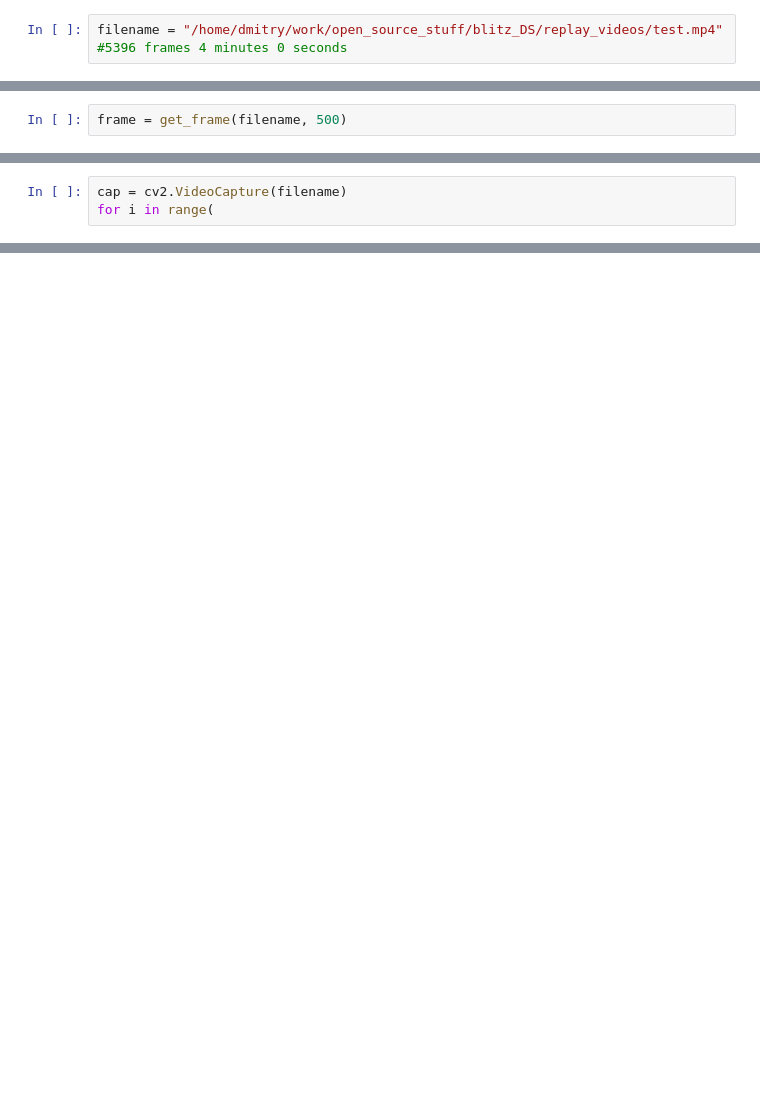
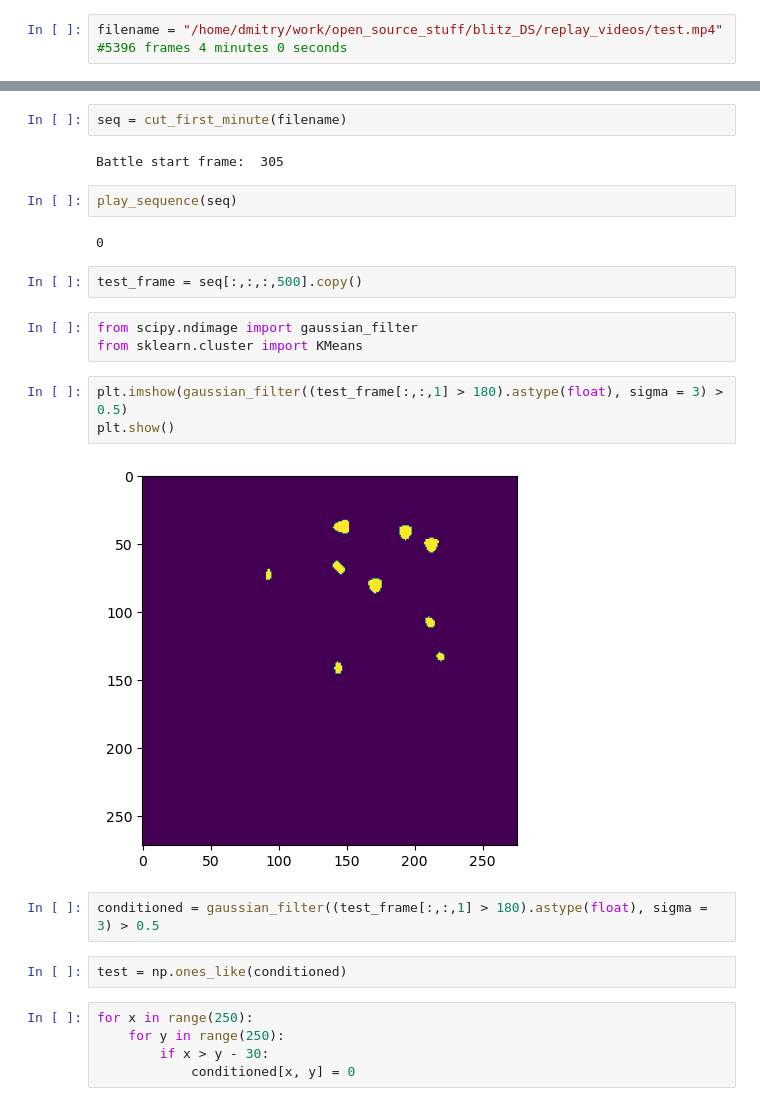
Before and after one commit to drybashlykov/blitz_DS, a Jupyter notebook: notebooks/Untitled.ipynb, the cells around one changed output, grey strips where cells are left out. Saved outputs shown, nothing was run; the diff lists cells and outputs as text; blank space fills up the shorter version.

Commit message:
detecting tanks done for 1 frame, when they are separate on a single replay

```diff
--- a/notebooks/Untitled.ipynb
+++ b/notebooks/Untitled.ipynb
@@ -103,2 +11,0 @@ plt.show()
-# %%
-frame = get_frame(filename, 500)
@@ -111,3 +11,0 @@ True
-# %%
-cap = cv2.VideoCapture(filename)
-for i in range(
@@ -127,0 +108,27 @@ count_frames("/home/dmitry/work/open_source_stuff/blitz_DS/replay_videos/test.mp
+# %%
+seq = cut_first_minute(filename)
+# %% [output]
+Battle start frame:  305
+# %%
+play_sequence(seq)
+# %% [output]
+0
+# %%
+test_frame = seq[:,:,:,500].copy()
+# %%
+from scipy.ndimage import gaussian_filter
+from sklearn.cluster import KMeans
+# %%
+plt.imshow(gaussian_filter((test_frame[:,:,1] > 180).astype(float), sigma = 3) > 0.5)
+plt.show()
+# %% [output]
+[figure, added]
+# %%
+conditioned = gaussian_filter((test_frame[:,:,1] > 180).astype(float), sigma = 3) > 0.5
+# %%
+test = np.ones_like(conditioned)
+# %%
+for x in range(250):
+    for y in range(250):
+        if x > y - 30:
+            conditioned[x, y] = 0
```
Also changed, not shown: parts of 28 cells of this notebook.
